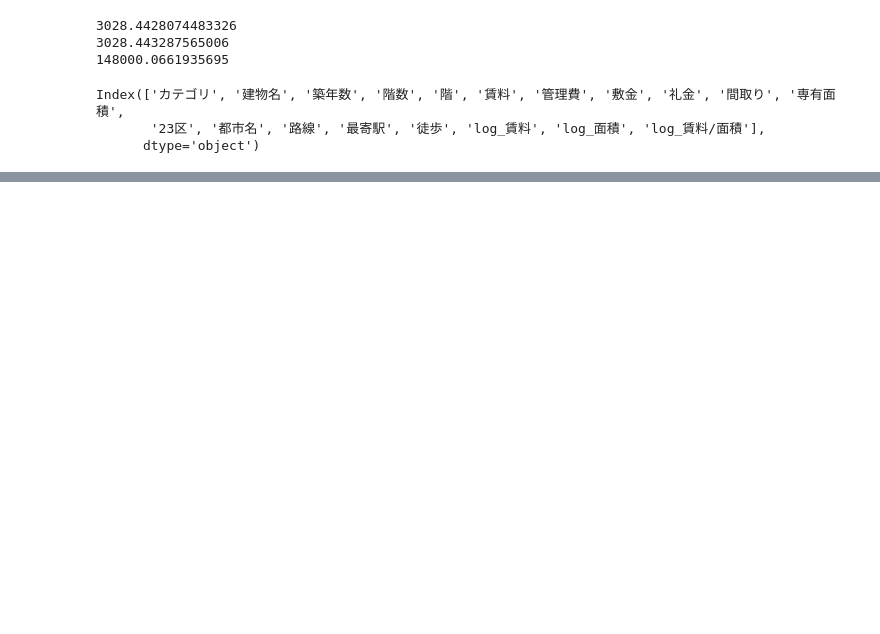
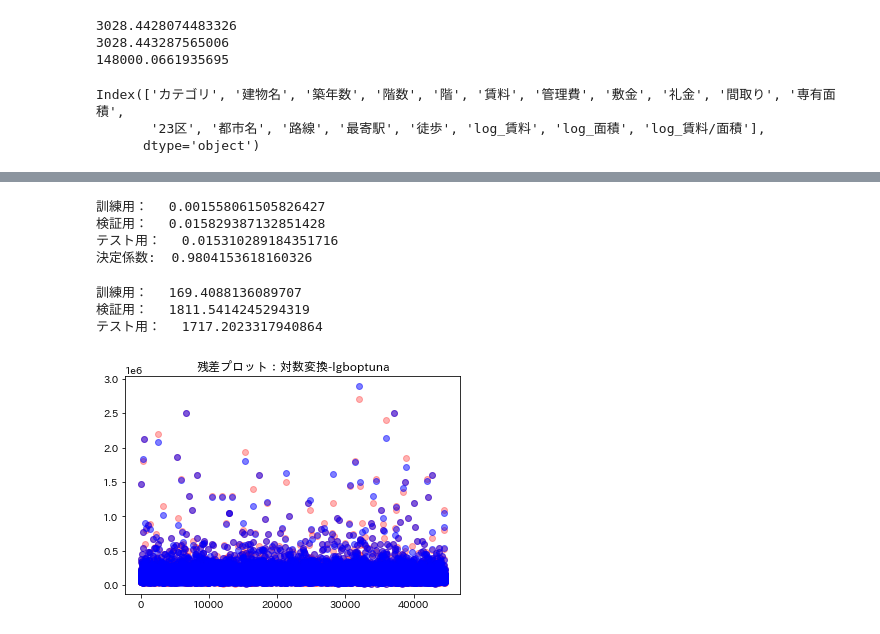
Before and after one commit to SekiShota/SUUMO_app, a Jupyter notebook: SUUMO賃貸価格予測_lgboptuna_log.ipynb, the cells around one changed output, grey strips where cells are left out. Cells and saved outputs as stored; diff of their text form; code cells hidden in the pictures; blank space fills up the shorter version.

```diff
--- a/SUUMO賃貸価格予測_lgboptuna_log.ipynb
+++ b/SUUMO賃貸価格予測_lgboptuna_log.ipynb
@@ -111,11 +114,11 @@ import optuna.integration.lightgbm as lgb_o
 params={
     "objective": "regression",
     "metric": "l1",
-    "n_estimators": 10000
+    "n_estimators": 5000
 }
 
 reg_train=lgb.Dataset(X_train, y_train)
 reg_val=lgb.Dataset(X_val, y_val)
 
-opt=lgb_o.train(params, reg_train, valid_sets=reg_val, num_boost_round=10000, early_stopping_rounds=100, verbose_eval=False)
+opt=lgb_o.train(params, reg_train, valid_sets=reg_val, num_boost_round=5000, early_stopping_rounds=100, verbose_eval=False)
 # %% [output]
@@ -179,2 +206,2 @@ best_params
 # %%
-lgb_model=lgb.train(best_params, reg_train, valid_sets=[reg_train, reg_val], verbose_eval=100)
+lgb_model=lgb.train(best_params, reg_train, valid_sets=[reg_train, reg_val], num_boost_round=10000, verbose_eval=100)
@@ -180,0 +233,6 @@ lgb_model=lgb.train(best_params, reg_train, valid_sets=[reg_train, reg_val], ver
+# %%
+from sklearn.metrics import r2_score, mean_absolute_error
+
+pred_train=lgb_model.predict(X_train)
+pred_val=lgb_model.predict(X_val)
+pred_test=lgb_model.predict(X_test)
@@ -180,0 +254,36 @@ lgb_model=lgb.train(best_params, reg_train, valid_sets=[reg_train, reg_val], ver
+# %%
+print("訓練用：　", mean_absolute_error(y_pred=pred_train,y_true=y_train))
+print("検証用：　", mean_absolute_error(y_pred=pred_val,y_true=y_val))
+print("テスト用：　", mean_absolute_error(y_pred=pred_test,y_true=y_test))
+print('決定係数: ', r2_score(y_pred=pred_test,y_true=y_test))
+# %% [output]
+訓練用：　 0.001558061505826427
+検証用：　 0.015829387132851428
+テスト用：　 0.015310289184351716
+決定係数:  0.9804153618160326
+# %%
+#学習用、検証用、テスト用に分割
+from sklearn.model_selection import train_test_split
+
+y2=df['log_賃料']
+y2_train_val, y2_test=train_test_split(y2, test_size=0.2, random_state=20221014)
+y2_train, y2_val=train_test_split(y2_train_val, test_size=0.2, random_state=20221014)
+# %%
+print("訓練用：　", mean_absolute_error(np.exp(y2_train), np.exp(pred_train+X_train['log_面積'])))
+print("検証用：　", mean_absolute_error(np.exp(y2_val), np.exp(pred_val+X_val['log_面積'])))
+print("テスト用：　", mean_absolute_error(np.exp(y2_test), np.exp(pred_test+X_test['log_面積'])))
+# %% [output]
+訓練用：　 169.4088136089707
+検証用：　 1811.5414245294319
+テスト用：　 1717.2023317940864
+# %%
+#残差プロット
+
+plt.scatter(x=[i for i in range(len(y2_test))], y=np.exp(y2_test), c='red', alpha=0.3)
+plt.scatter(x=[i for i in range(len(y2_test))], y=np.exp(pred_test+X_test['log_面積']), c='blue', alpha=0.5)
+plt.title('残差プロット：対数変換-lgboptuna')
+plt.savefig('errorplot_lgboptuna_lgb.png')
+
+plt.show()
+# %% [output]
+[figure, added]
```
Also changed, not shown: parts of 9 cells of this notebook, 4 other files.
